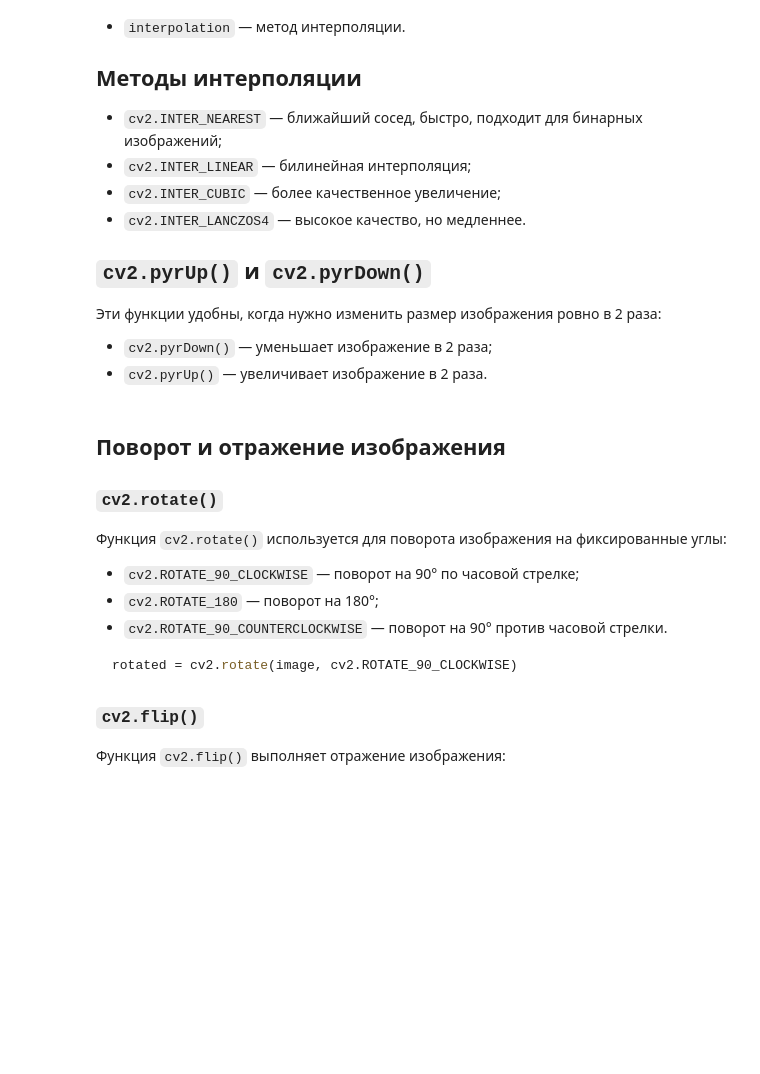
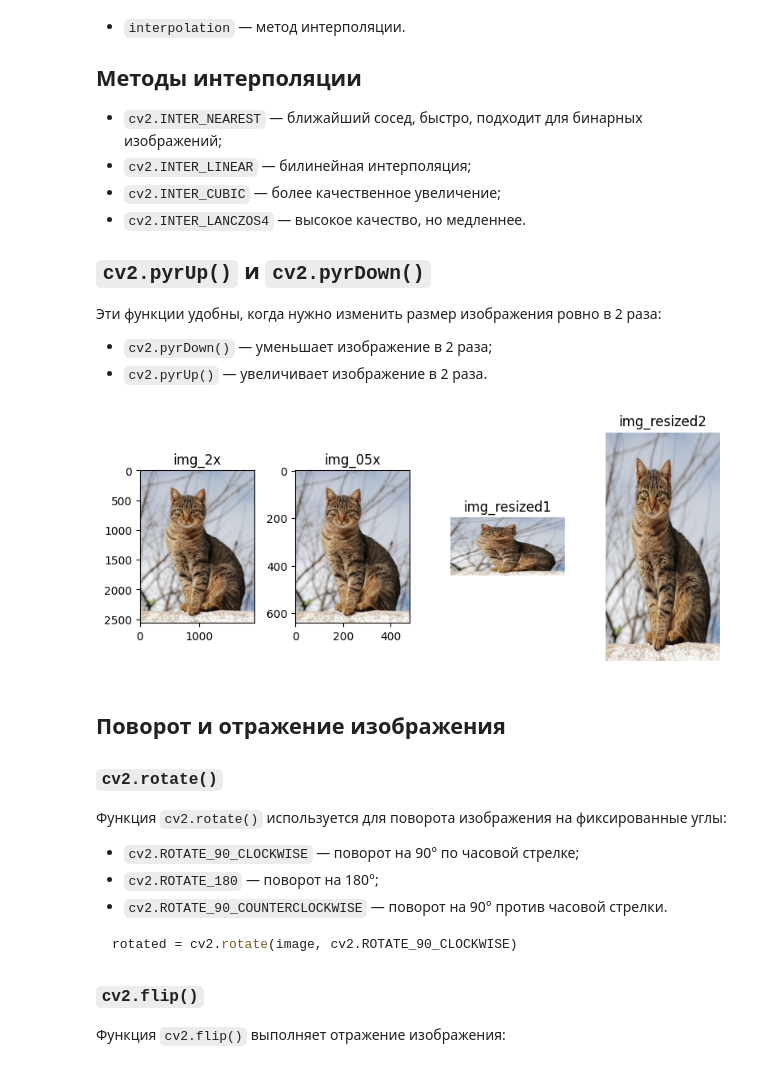
Before and after one commit to polinamalina1105/cv_me, a Jupyter notebook: notebooks/cv2_basic_operations.ipynb, the cells around one changed output. Cells and saved outputs as stored; diff of their text form; code cells hidden in the pictures; blank space fills up the shorter version.

```diff
--- a/notebooks/cv2_basic_operations.ipynb
+++ b/notebooks/cv2_basic_operations.ipynb
@@ -582,6 +628,32 @@ resized = cv2.resize(src, dsize, fx=..., fy=..., interpolation=...)
 
 - `cv2.pyrDown()` — уменьшает изображение в 2 раза;
 - `cv2.pyrUp()` — увеличивает изображение в 2 раза.
+# %%
+img_2x = cv2.pyrUp(image)
+img_05x = cv2.pyrDown(image)
+img_resized1 = cv2.resize(image, (500, 255))
+img_resized2 = cv2.resize(image, None, fx=2, fy=3, interpolation=cv2.INTER_CUBIC)
+
+fig, axs = plt.subplots(1, 4, figsize=(8, 4))
+
+axs[0].imshow(img_2x)
+axs[0].set_title("img_2x")
+
+axs[1].imshow(img_05x)
+axs[1].set_title("img_05x")
+
+axs[2].imshow(img_resized1)
+axs[2].set_title("img_resized1")
+axs[2].axis("off")
+
+axs[3].imshow(img_resized2)
+axs[3].set_title("img_resized2")
+axs[3].axis("off")
+
+plt.tight_layout()
+plt.show()
+# %% [output]
+[figure, added]
 # %% [markdown]
 ## Поворот и отражение изображения
 
```
Also changed, not shown: parts of 8 cells of this notebook, 3 other files.
